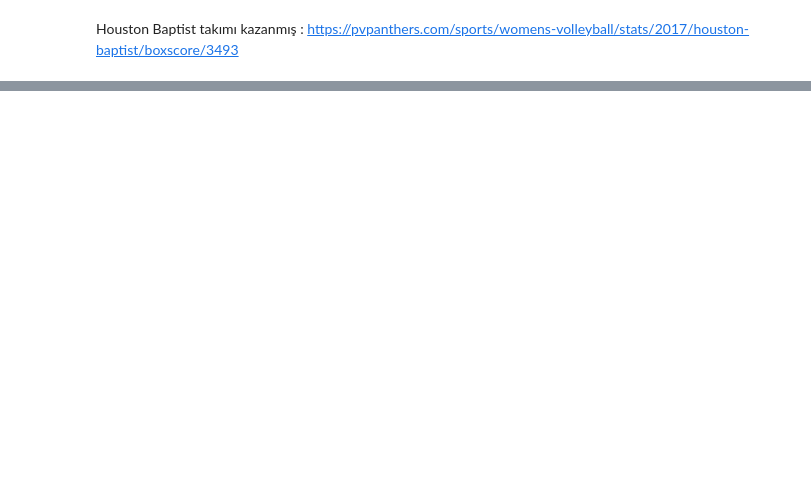
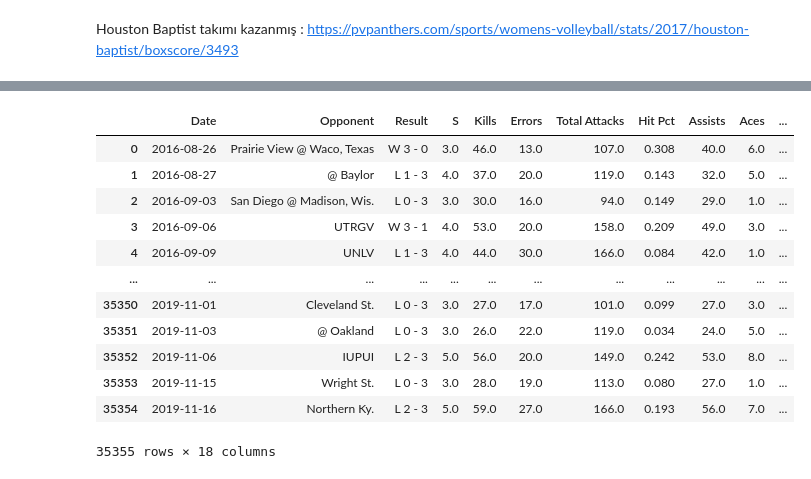
Before and after one commit to zgeblbl/perfmatch-ain311project, a Jupyter notebook: model_accuracy_test.ipynb, the cells around one changed output, grey strips where cells are left out. Drawn from its saved outputs; the diff is of its cells as text; code cells hidden in the pictures; blank space fills up the shorter version.

```diff
--- a/model_accuracy_test.ipynb
+++ b/model_accuracy_test.ipynb
@@ -200,0 +232,23 @@ model output: [0]
+# %%
+team_df_dropped_row['Success'] = team_df_dropped_row['Result'].apply(
+    lambda x: 1 if isinstance(x, str) and x.startswith('W') else (0 if isinstance(x, str) and x.startswith('L') else None)
+)
+team_df_dropped_row['Date'] = pd.to_datetime(team_df_dropped_row['Date'])
+
+# Yıl sütunu oluştur
+team_df_dropped_row['Year'] = team_df_dropped_row['Date'].dt.year
+team_df_dropped_row
+# %% [output]
+|  | Date | Opponent | Result | S | Kills | Errors | Total Attacks | Hit Pct | Assists | Aces | ... |
+| 0 | 2016-08-26 | Prairie View @ Waco, Texas | W 3 - 0 | 3.0 | 46.0 | 13.0 | 107.0 | 0.308 | 40.0 | 6.0 | ... |
+| 1 | 2016-08-27 | @ Baylor | L 1 - 3 | 4.0 | 37.0 | 20.0 | 119.0 | 0.143 | 32.0 | 5.0 | ... |
+| 2 | 2016-09-03 | San Diego @ Madison, Wis. | L 0 - 3 | 3.0 | 30.0 | 16.0 | 94.0 | 0.149 | 29.0 | 1.0 | ... |
+| 3 | 2016-09-06 | UTRGV | W 3 - 1 | 4.0 | 53.0 | 20.0 | 158.0 | 0.209 | 49.0 | 3.0 | ... |
+| 4 | 2016-09-09 | UNLV | L 1 - 3 | 4.0 | 44.0 | 30.0 | 166.0 | 0.084 | 42.0 | 1.0 | ... |
+| ... | ... | ... | ... | ... | ... | ... | ... | ... | ... | ... | ... |
+| 35350 | 2019-11-01 | Cleveland St. | L 0 - 3 | 3.0 | 27.0 | 17.0 | 101.0 | 0.099 | 27.0 | 3.0 | ... |
+| 35351 | 2019-11-03 | @ Oakland | L 0 - 3 | 3.0 | 26.0 | 22.0 | 119.0 | 0.034 | 24.0 | 5.0 | ... |
+| 35352 | 2019-11-06 | IUPUI | L 2 - 3 | 5.0 | 56.0 | 20.0 | 149.0 | 0.242 | 53.0 | 8.0 | ... |
+| 35353 | 2019-11-15 | Wright St. | L 0 - 3 | 3.0 | 28.0 | 19.0 | 113.0 | 0.080 | 27.0 | 1.0 | ... |
+| 35354 | 2019-11-16 | Northern Ky. | L 2 - 3 | 5.0 | 59.0 | 27.0 | 166.0 | 0.193 | 56.0 | 7.0 | ... |
+35355 rows × 18 columns
```
Also changed, not shown: parts of 36 cells of this notebook, 1 other file.
